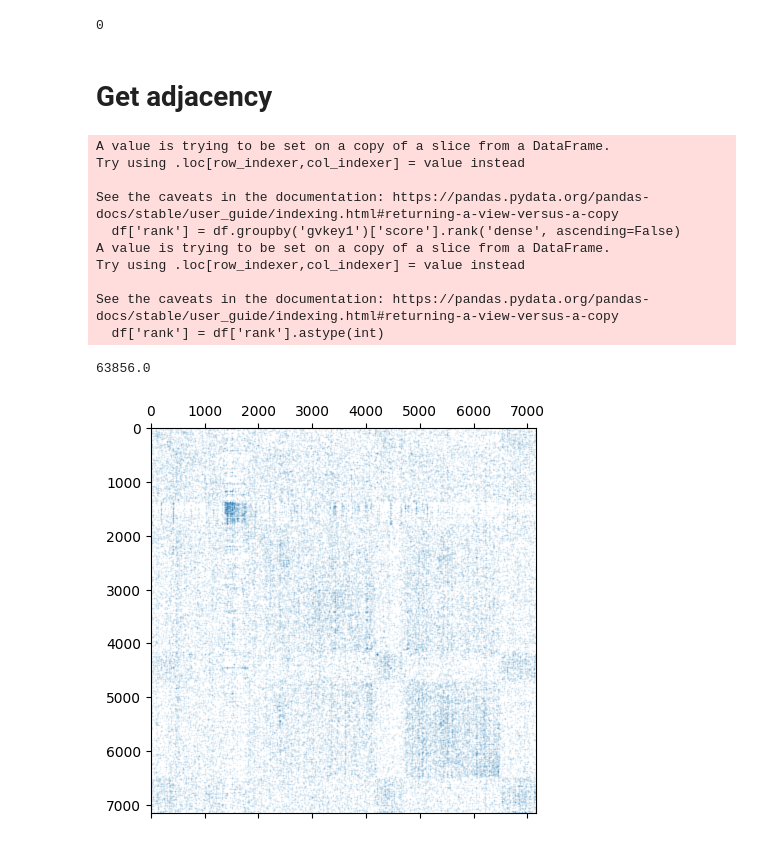
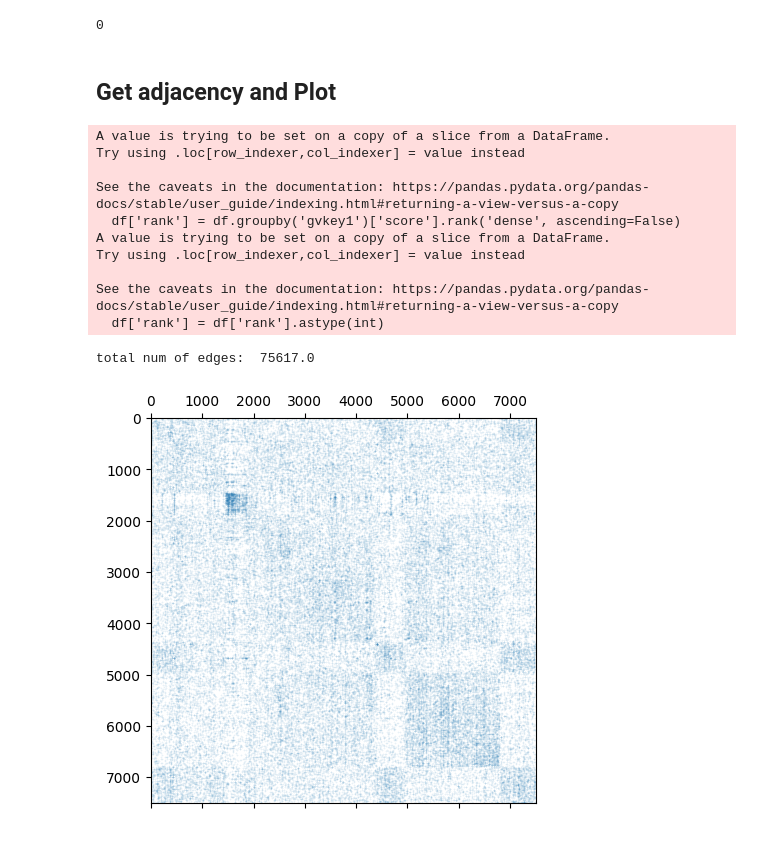
Before and after one commit to dayuyang1999/Merger_Acquisition_Data, a Jupyter notebook: Appendix_3.2_TNIC_to_Adjacency.ipynb, the cells around one changed output. Cells and saved outputs as stored; diff of their text form; code cells hidden in the pictures.

```diff
--- a/Appendix_3.2_TNIC_to_Adjacency.ipynb
+++ b/Appendix_3.2_TNIC_to_Adjacency.ipynb
@@ -8,11 +8,11 @@ from matplotlib import pyplot, patches
 tmp_data_path = '../MA_data/data/tmp/'
 data_path = '../MA_data/data/'
 
-s_year = 1997
-e_year = 2019
+s_year = 1997-1
+e_year = 2020-1
 # %%
 def load_tnic(data_path, s_year, e_year):
-    tnic3 =  pd.read_csv(data_path+'tnic3_data/tnic3_data.txt', delimiter = '\t' )
+    tnic3 =  pd.read_csv(data_path+'tnic2_data/tnic2_data.txt', delimiter = '\t' )
     tnic = tnic3[(tnic3['year'] <= e_year) & (tnic3['year'] >= s_year)]
 
 
@@ -98,21 +115,4 @@ sum(~(np.unique(tnic_2004.gvkey1) == np.unique(np.concatenate((tnic_2004.gvkey1,
 # %% [output]
 0
 # %% [markdown]
-# Get adjacency
+## Get adjacency and Plot
-# %%
-gvkey_1997, adj_1997 = get_gvkeylst_adj(tnic, year=1997, top_peer=10, get_adj=True)
-# %% [output]
-A value is trying to be set on a copy of a slice from a DataFrame.
-Try using .loc[row_indexer,col_indexer] = value instead
-
-See the caveats in the documentation: https://pandas.pydata.org/pandas-docs/stable/user_guide/indexing.html#returning-a-view-versus-a-copy
-  df['rank'] = df.groupby('gvkey1')['score'].rank('dense', ascending=False)
-A value is trying to be set on a copy of a slice from a DataFrame.
-Try using .loc[row_indexer,col_indexer] = value instead
-
-See the caveats in the documentation: https://pandas.pydata.org/pandas-docs/stable/user_guide/indexing.html#returning-a-view-versus-a-copy
-  df['rank'] = df['rank'].astype(int)
-# %%
-np.sum(adj_1997)
-# %% [output]
-63856.0
@@ -125,4 +119,18 @@ def draw_adjacency_matrix(adj):
-# %%
-draw_adjacency_matrix(adj_1997)
-# %% [output]
-[figure, removed]
+# %%
+test_year = 1997
+_, _ , _,adj = get_gvkeylst_adj(tnic, year=test_year, top_peer=10, get_adj=True)
+print("total num of edges: ", sum(sum(adj)))
+draw_adjacency_matrix(adj)
+# %% [output]
+A value is trying to be set on a copy of a slice from a DataFrame.
+Try using .loc[row_indexer,col_indexer] = value instead
+
+See the caveats in the documentation: https://pandas.pydata.org/pandas-docs/stable/user_guide/indexing.html#returning-a-view-versus-a-copy
+  df['rank'] = df.groupby('gvkey1')['score'].rank('dense', ascending=False)
+A value is trying to be set on a copy of a slice from a DataFrame.
+Try using .loc[row_indexer,col_indexer] = value instead
+
+See the caveats in the documentation: https://pandas.pydata.org/pandas-docs/stable/user_guide/indexing.html#returning-a-view-versus-a-copy
+  df['rank'] = df['rank'].astype(int)
+total num of edges:  75617.0
+[figure, added]
```
Also changed, not shown: parts of 3 cells of this notebook, 17 other files.
